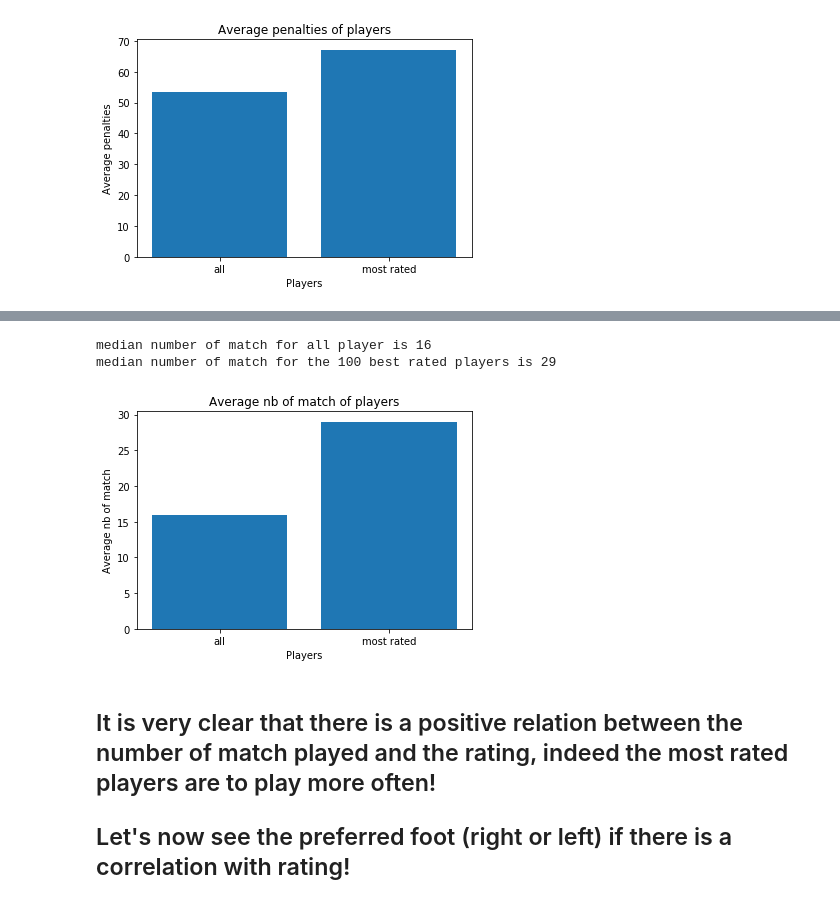
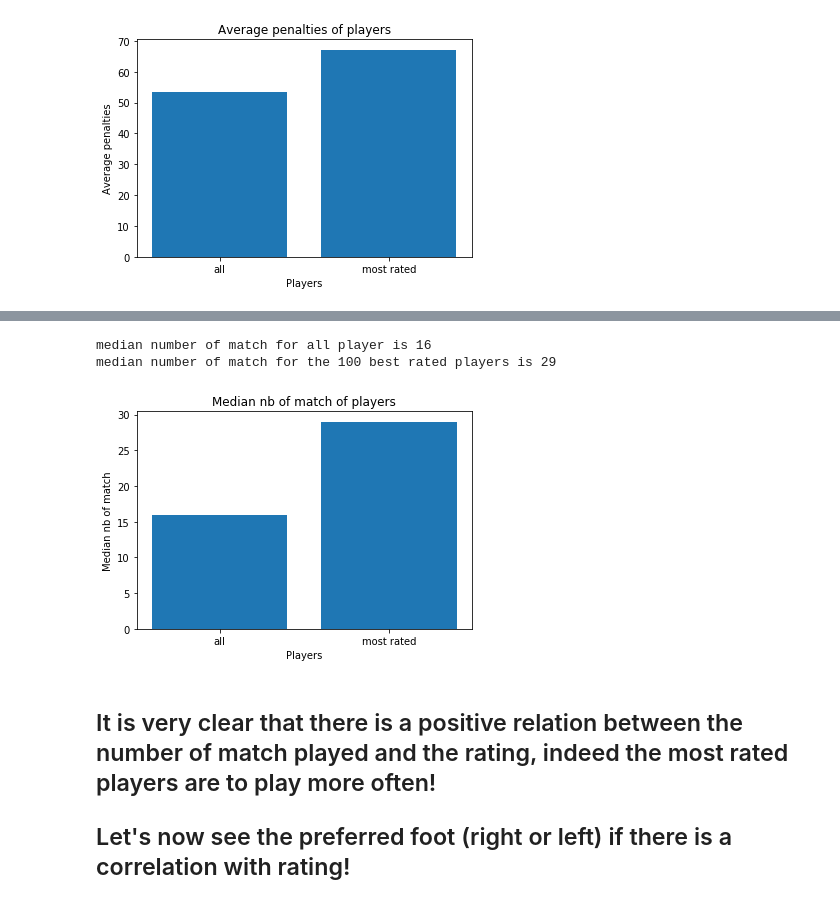
Before and after one commit to benyahyaabdou/European-Soccer-Dataset, a Jupyter notebook: investigate-a-dataset.ipynb, the cells around one changed output, grey strips where cells are left out. Saved outputs shown, nothing was run; the diff lists cells and outputs as text; code cells hidden in the pictures.

```diff
--- a/investigate-a-dataset.ipynb
+++ b/investigate-a-dataset.ipynb
@@ -375,19 +378,19 @@ df.plot(x='overall_rating', y='nb_match')
 # %%
 # the relation seems clearly positive but it can be showed best by using the median
 all_nb_match_median = df['nb_match'].median()
 best_nb_match_median = df_best['nb_match'].median()
 print( 'median number of match for all player is {} \nmedian number of match for the 100 best rated players is {}'.format (int(all_nb_match_median), int(best_nb_match_median)))
 locations = [1, 2]
 heights = [all_nb_match_median, best_nb_match_median]
 labels = ['all', 'most rated']
 plt.bar(locations, heights, tick_label=labels)
-plt.title('Average nb of match of players')
+plt.title('Median nb of match of players')
 plt.xlabel('Players')
-plt.ylabel('Average nb of match');
+plt.ylabel('Median nb of match');
 # %% [output]
 median number of match for all player is 16
 median number of match for the 100 best rated players is 29
-[figure, old version]
+[figure, new version]
 # %% [markdown]
 <h2> It is very clear that there is a positive relation between the number of match played and the rating, indeed the most rated players are to play more often! </h2>
 
```
Also changed, not shown: parts of 25 cells of this notebook.
